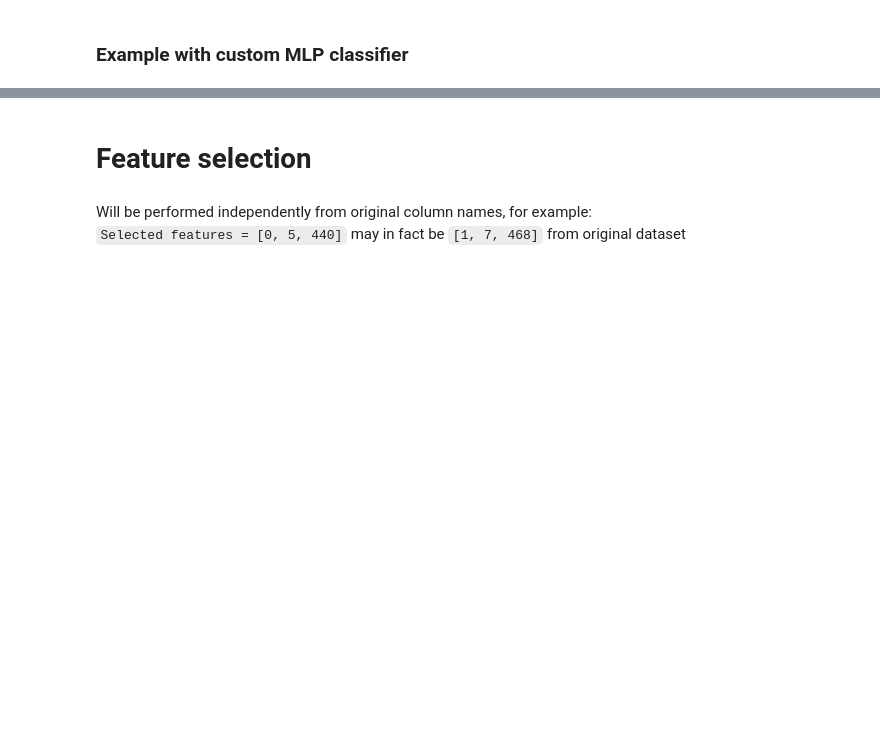
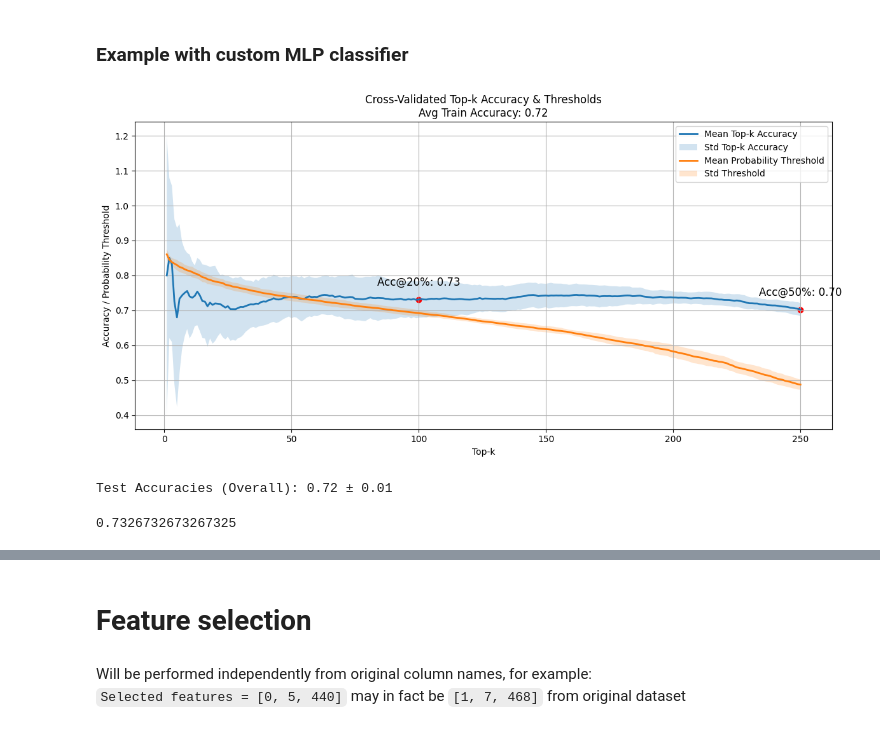
Before and after one commit to ssafiejko/aml_project_2, a Jupyter notebook: feature_selection.ipynb, the cells around one changed output, grey strips where cells are left out. Saved outputs shown, nothing was run; the diff lists cells and outputs as text; code cells hidden in the pictures; blank space fills up the shorter version.

```diff
--- a/feature_selection.ipynb
+++ b/feature_selection.ipynb
@@ -27,2 +33,11 @@ comparator.evaluate_model(XGBClassifier(),
 # %% [markdown]
 ### Example with custom MLP classifier
+# %%
+model_mlp = MLPClassifier(epochs=10, lr=0.001, weight_decay=0, batch_size=64)
+
+comparator.evaluate_model(model_mlp,
+                          variables=[2, 81, 28, 209, 180, 414, 462, 300, 351, 425]) # This method also returns Acc@20%
+# %% [output]
+[figure, added]
+Test Accuracies (Overall): 0.72 ± 0.01
+0.7326732673267325
```
Also changed, not shown: parts of 18 cells of this notebook, 2 other files.
